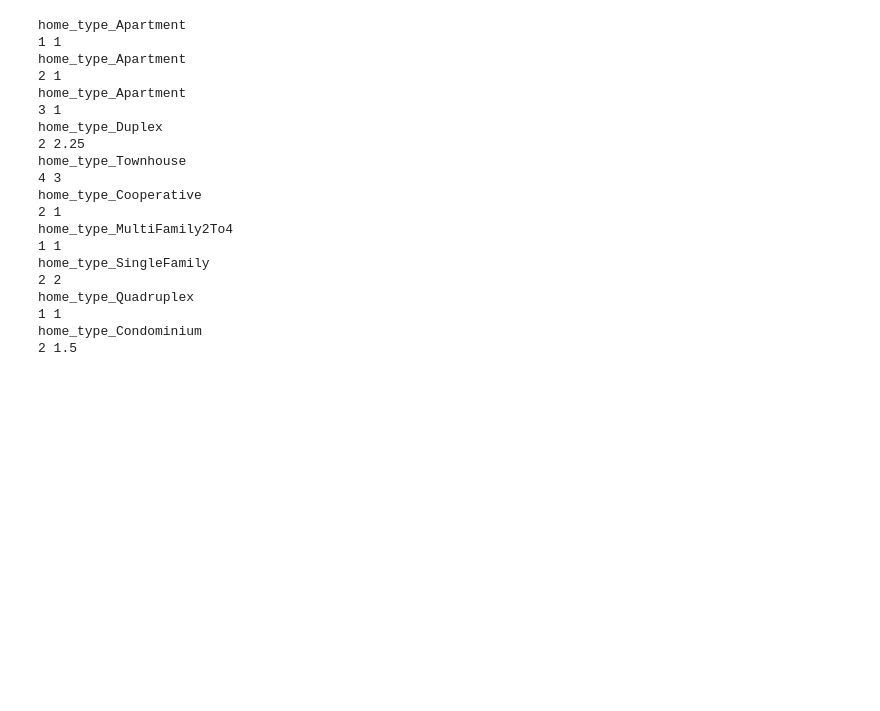
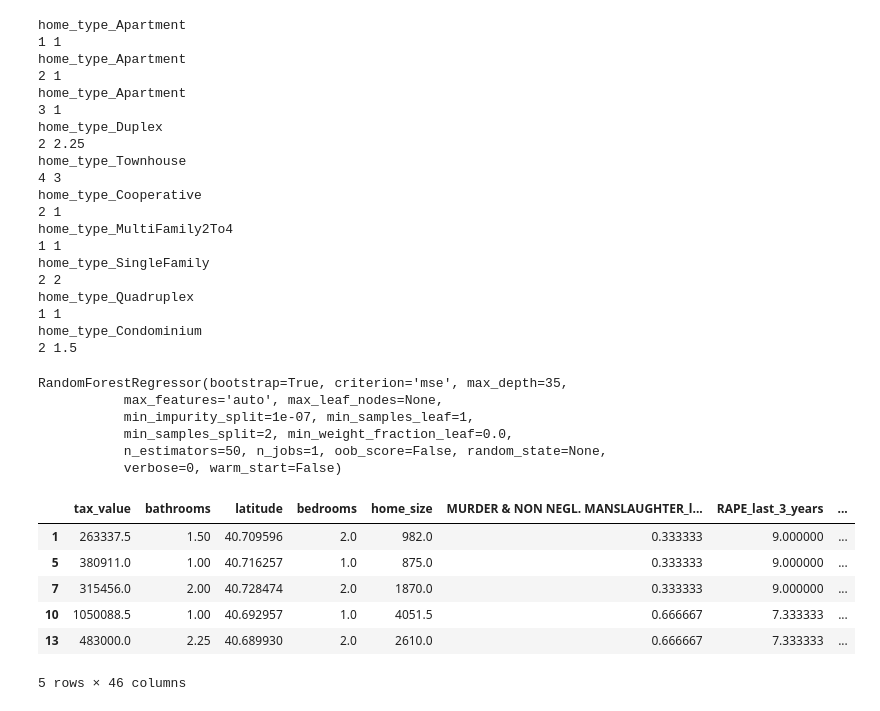
Before and after one commit to nbeebewang/housing_prices, a Jupyter notebook: df_to_predict.ipynb, the cells around one changed output. Drawn from its saved outputs; the diff is of its cells as text; code cells hidden in the pictures; blank space fills up the shorter version.

```diff
--- a/df_to_predict.ipynb
+++ b/df_to_predict.ipynb
@@ -210,6 +214,16 @@ home_type_Quadruplex
 1 1
 home_type_Condominium
 2 1.5
+# %%
+x_train = data_best_features.drop(['zestimate_amount'],1)
+y_train = data_best_features['zestimate_amount']
 # %%
 model = ensemble.RandomForestRegressor(n_estimators = 50, max_depth = 35)
 model.fit(x_train, y_train)
+# %% [output]
+RandomForestRegressor(bootstrap=True, criterion='mse', max_depth=35,
+           max_features='auto', max_leaf_nodes=None,
+           min_impurity_split=1e-07, min_samples_leaf=1,
+           min_samples_split=2, min_weight_fraction_leaf=0.0,
+           n_estimators=50, n_jobs=1, oob_score=False, random_state=None,
+           verbose=0, warm_start=False)
@@ -215,0 +234,10 @@ model.fit(x_train, y_train)
+# %%
+df.head()
+# %% [output]
+|  | tax_value | bathrooms | latitude | bedrooms | home_size | MURDER & NON NEGL. MANSLAUGHTER_l... | RAPE_last_3_years | ... |
+| 1 | 263337.5 | 1.50 | 40.709596 | 2.0 | 982.0 | 0.333333 | 9.000000 | ... |
+| 5 | 380911.0 | 1.00 | 40.716257 | 1.0 | 875.0 | 0.333333 | 9.000000 | ... |
+| 7 | 315456.0 | 2.00 | 40.728474 | 2.0 | 1870.0 | 0.333333 | 9.000000 | ... |
+| 10 | 1050088.5 | 1.00 | 40.692957 | 1.0 | 4051.5 | 0.666667 | 7.333333 | ... |
+| 13 | 483000.0 | 2.25 | 40.689930 | 2.0 | 2610.0 | 0.666667 | 7.333333 | ... |
+5 rows × 46 columns
```
Also changed, not shown: parts of 12 cells of this notebook, 2 other files.
